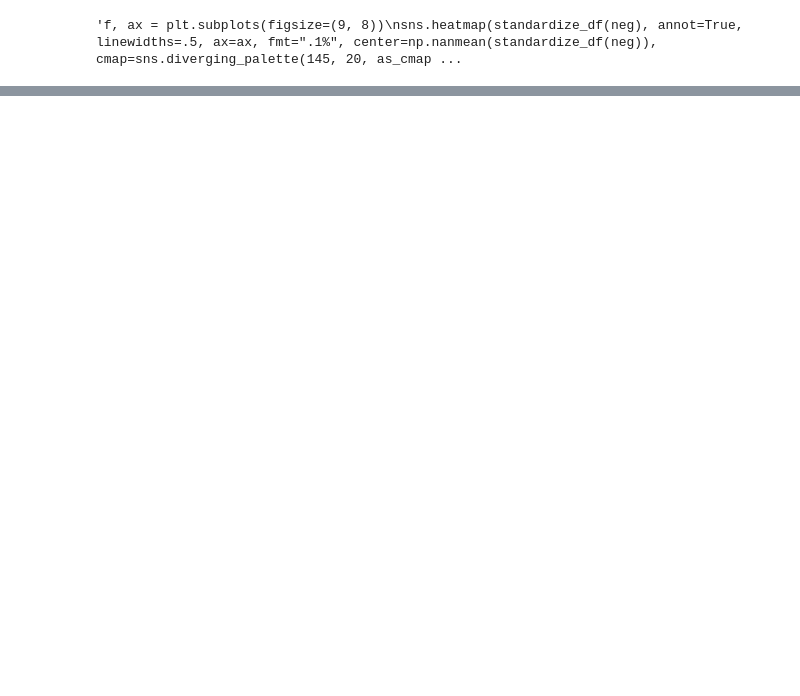
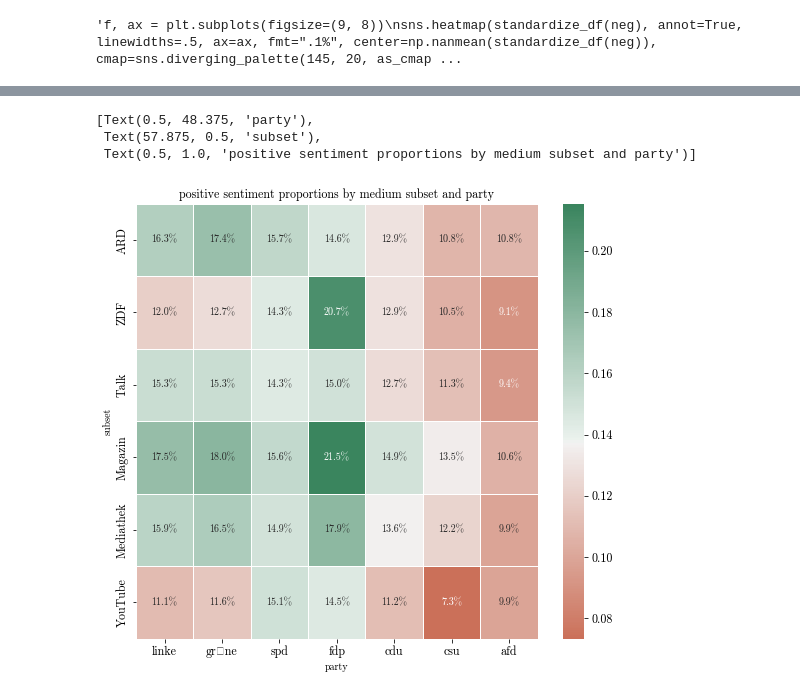
Before and after one commit to haukesteffen/media_bias_video_journalism, a Jupyter notebook: src/sentiment_tests.ipynb, the cells around one changed output, grey strips where cells are left out. Drawn from its saved outputs; the diff is of its cells as text; code cells hidden in the pictures; blank space fills up the shorter version.

Commit message:
Add lineplots and media subset filters

```diff
--- a/src/sentiment_tests.ipynb
+++ b/src/sentiment_tests.ipynb
@@ -360,0 +522,40 @@ f.savefig('../results/englisch/sentiment_mediathek.pdf')
+# %%
+subset_ard = ['ARD_Monitor', 'ARD_Hart aber fair', 'ARD_Maischberger', 'ARD_Tagesthemen', 'ARD_Anne Will', 'ARD_youtube']
+subset_zdf = ['ZDF_maybrit illner', 'ZDF_Markus Lanz', 'ZDF_Frontal 21', 'ZDF_frontal', 'ZDF_youtube', 'ZDFh_youtube']
+subset_talk = ['ARD_Hart aber fair', 'ARD_Maischberger', 'ARD_Anne Will', 'ZDF_maybrit illner', 'ZDF_Markus Lanz']
+subset_magazin = ['ARD_Monitor', 'ARD_Tagesthemen', 'ZDF_Frontal 21', 'ZDF_frontal']
+subset_mediathek = ['ARD_Monitor', 'ARD_Hart aber fair', 'ARD_Maischberger', 'ARD_Tagesthemen', 'ARD_Anne Will', 'ZDF_maybrit illner', 'ZDF_Markus Lanz', 'ZDF_Frontal 21', 'ZDF_frontal']
+subset_youtube = ['ARD_youtube', 'ZDF_youtube', 'ZDFh_youtube', 'rest']
+# %%
+def factor_sent_df(df):
+    means = pd.DataFrame()
+
+    ard_means = df.loc[subset_ard].mean().to_frame().T
+    ard_means.index = ['ARD']
+    means = pd.concat([means, ard_means])
+
+    zdf_means = df.loc[subset_zdf].mean().to_frame().T
+    zdf_means.index = ['ZDF']
+    means = pd.concat([means, zdf_means])
+
+    talk_means = df.loc[subset_talk].mean().to_frame().T
+    talk_means.index = ['Talk']
+    means = pd.concat([means, talk_means])
+
+    magazin_means = df.loc[subset_magazin].mean().to_frame().T
+    magazin_means.index = ['Magazin']
+    means = pd.concat([means, magazin_means])
+
+    mediathek_means = df.loc[subset_mediathek].mean().to_frame().T
+    mediathek_means.index = ['Mediathek']
+    means = pd.concat([means, mediathek_means])
+
+    youtube_means = df.loc[subset_youtube].mean().to_frame().T
+    youtube_means.index = ['YouTube']
+    means = pd.concat([means, youtube_means])
+
+    return means
+# %%
+pos_means = factor_sent_df(pos)
+neu_means = factor_sent_df(neu)
+neg_means = factor_sent_df(neg)
@@ -360,0 +564,10 @@ f.savefig('../results/englisch/sentiment_mediathek.pdf')
+# %%
+df_to_plot = pos_means[['linke', 'grüne', 'spd', 'fdp', 'cdu', 'csu', 'afd']]
+f, ax = plt.subplots(figsize=(9, 8))
+sns.heatmap(df_to_plot, annot=True, linewidths=.5, ax=ax, fmt=".1%", center=np.nanmean(df_to_plot), cmap=sns.diverging_palette(145, 20, as_cmap=True).reversed())
+ax.set(xlabel='party', ylabel='subset', title='positive sentiment proportions by medium subset and party')
+# %% [output]
+[Text(0.5, 48.375, 'party'),
+ Text(57.875, 0.5, 'subset'),
+ Text(0.5, 1.0, 'positive sentiment proportions by medium subset and party')]
+[figure, added]
```
Also changed, not shown: parts of 19 cells of this notebook.
